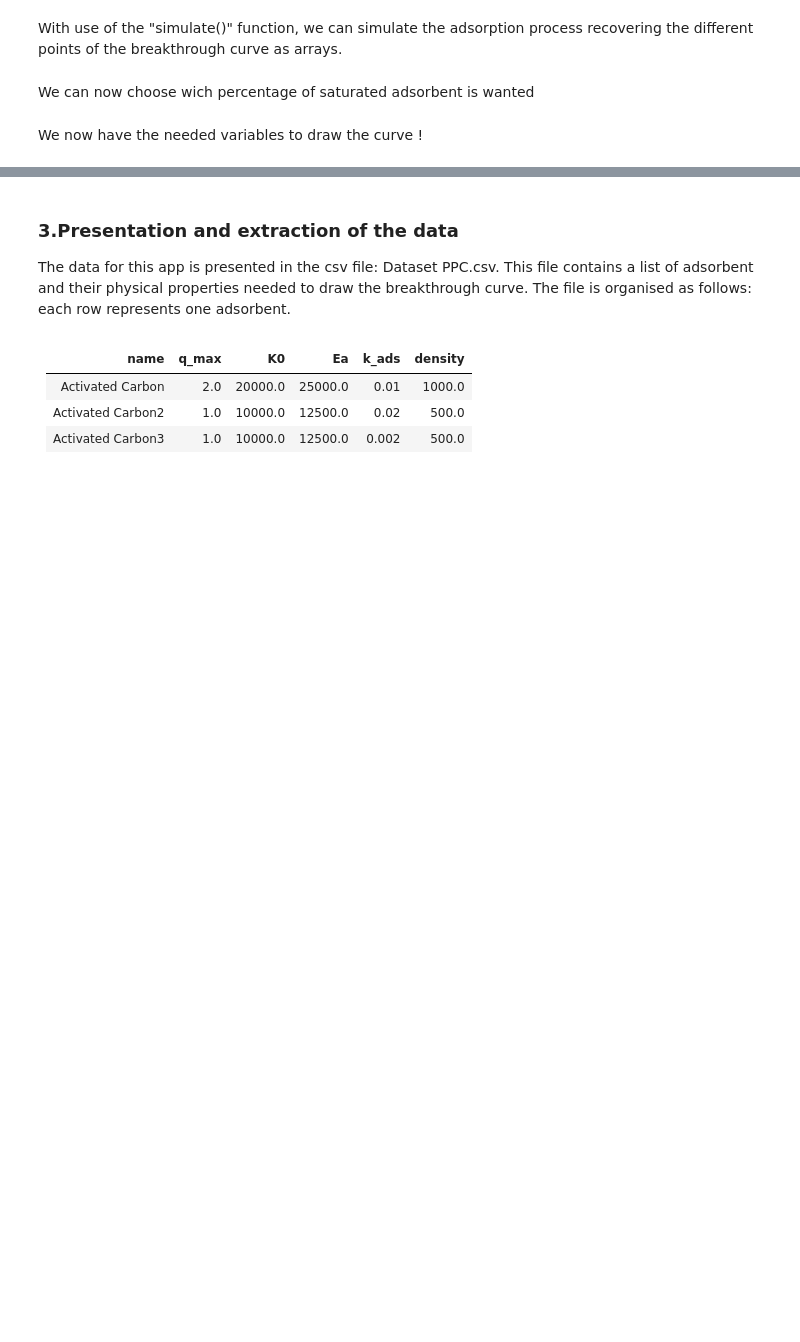
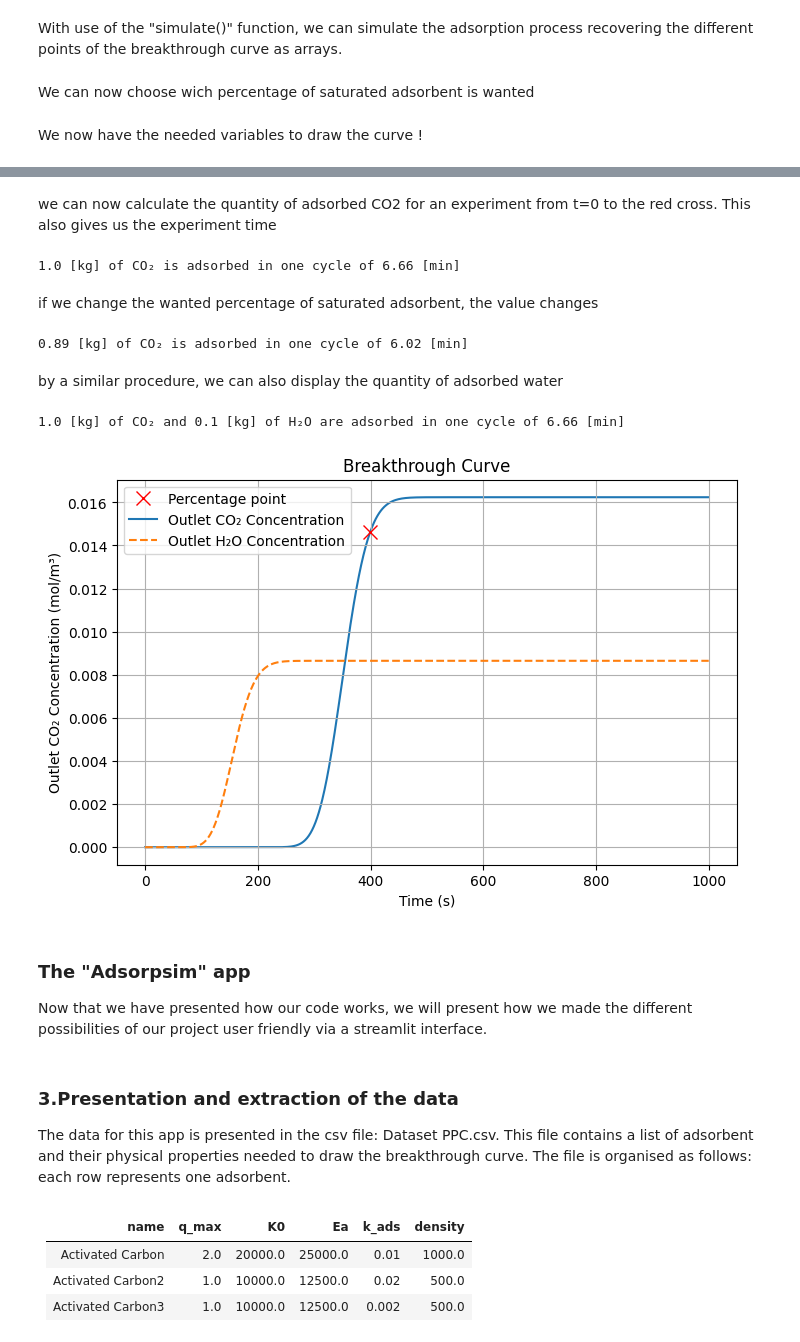
Before and after one commit to Julian-Barth/AdsorpSim, a Jupyter notebook: notebooks/project_report.ipynb, the cells around one changed output, grey strips where cells are left out. Saved outputs shown, nothing was run; the diff lists cells and outputs as text; code cells hidden in the pictures; blank space fills up the shorter version.

```diff
--- a/notebooks/project_report.ipynb
+++ b/notebooks/project_report.ipynb
@@ -358,18 +225,0 @@ The "plot_the_graph" function was used to plot the graph. mathplotlib was used t
-# %%
-def plot_the_graph(t,outlet_conc,pc_point_x,pc_point_y):
-    """
-    This function plots the breakthrough graph
-    """
-    #the plot is created
-    fig, ax = plt.subplots(figsize=(8, 5))
-    #the point at wich the desired percentage of adsorbent is saturated in CO2 is plotted
-    ax.plot(pc_point_x, pc_point_y, "rx", markersize=10, label="Percentage point",zorder=3)
-    #the breakthrough curve is plotted
-    ax.plot(t, outlet_conc, label="Outlet CO₂ Concentration",zorder=1)
-    #the template of the graph is defined
-    ax.set_xlabel('Time (s)')
-    ax.set_ylabel('Outlet CO₂ Concentration (mol/m³)')
-    ax.set_title('Breakthrough Curve')
-    ax.legend()
-    ax.grid(True)
-    return fig
@@ -418,3 +226,48 @@ def get_adsorbed_quantity(t,outlet_conc, pc_point_x, pc_point_y, flow_rate):
+# %% [markdown]
+we can now calculate the quantity of adsorbed CO2 for an experiment from t=0 to the red cross. This also gives us the experiment time
+# %%
+adsorbed_quantity_CO2=get_adsorbed_quantity_CO2(outlet_CO2,pc_point_x,pc_point_y,Reactor.flow_rate)
+print(f"{round(adsorbed_quantity_CO2*0.044009, 2)} [kg] of CO₂ is adsorbed in one cycle of {round(pc_point_x/60, 2)} [min]")
+# %% [output]
+1.0 [kg] of CO₂ is adsorbed in one cycle of 6.66 [min]
+# %% [markdown]
+if we change the wanted percentage of saturated adsorbent, the value changes
+# %%
+wanted_percentage=60
+pc_point_x, pc_point_y = get_percentage_point(wanted_percentage,t,outlet_CO2)
+adsorbed_quantity_CO2=get_adsorbed_quantity_CO2(outlet_CO2,pc_point_x,pc_point_y,Reactor.flow_rate)
+print(f"{round(adsorbed_quantity_CO2*0.044009, 2)} [kg] of CO₂ is adsorbed in one cycle of {round(pc_point_x/60, 2)} [min]")
+# %% [output]
+0.89 [kg] of CO₂ is adsorbed in one cycle of 6.02 [min]
+# %% [markdown]
+by a similar procedure, we can also display the quantity of adsorbed water
+# %%
+wet_reactor = Bed(
+    length=1.0,
+    diameter=0.1,
+    flow_rate=0.01,
+    num_segments=100,
+    total_time=1000,
+    adsorbent=carbon,
+    humidity_percentage=50
+)
+
+t, outlet_CO2, outlet_H2O = wet_reactor.simulate()
+
+wanted_percentage=90
+pc_point_x, pc_point_y = get_percentage_point(wanted_percentage,t,outlet_CO2)
+fig=plot_the_graph(t,outlet_CO2,outlet_H2O,pc_point_x,pc_point_y)
+
+adsorbed_quantity_CO2=get_adsorbed_quantity_CO2(outlet_CO2,pc_point_x,pc_point_y,wet_reactor.flow_rate)
+adsorbed_quantity_H2O=get_adsorbed_quantity_H2O(outlet_CO2,outlet_H2O,wet_reactor.humidity_percentage,pc_point_x,pc_point_y,wet_reactor.flow_rate)
+print(f"{round(adsorbed_quantity_CO2*0.044009, 2)} [kg] of CO₂ and {round(adsorbed_quantity_H2O*0.018015, 2)} [kg] of H₂O are adsorbed in one cycle of {round(pc_point_x/60, 2)} [min]")
+# %% [output]
+1.0 [kg] of CO₂ and 0.1 [kg] of H₂O are adsorbed in one cycle of 6.66 [min]
+[figure, added]
+# %% [markdown]
+### The "Adsorpsim" app
+
+Now that we have presented how our code works, we will present how we made the different possibilities of our project user friendly via a streamlit interface.
 # %% [markdown]
 ### 3.Presentation and extraction of the data
 
```
Also changed, not shown: parts of 24 cells of this notebook.
